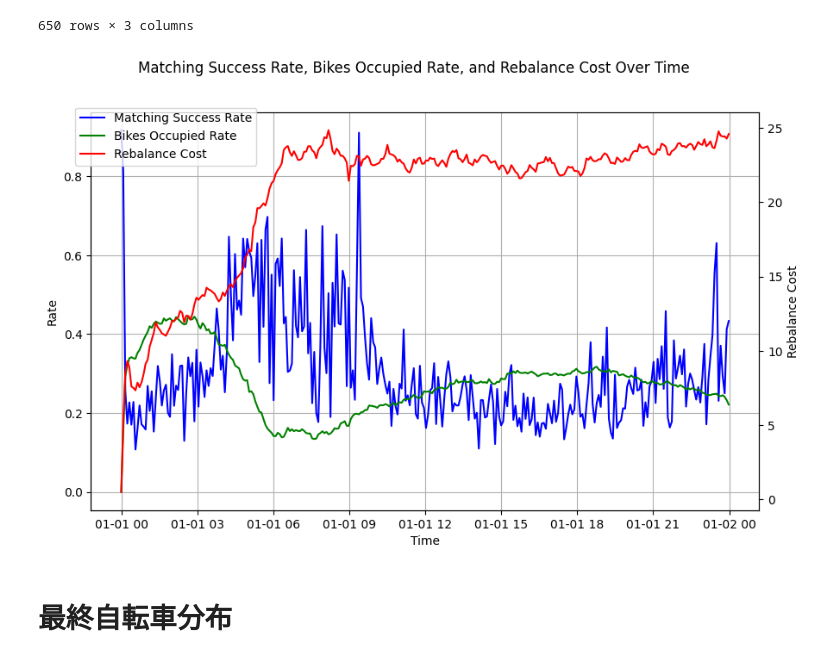
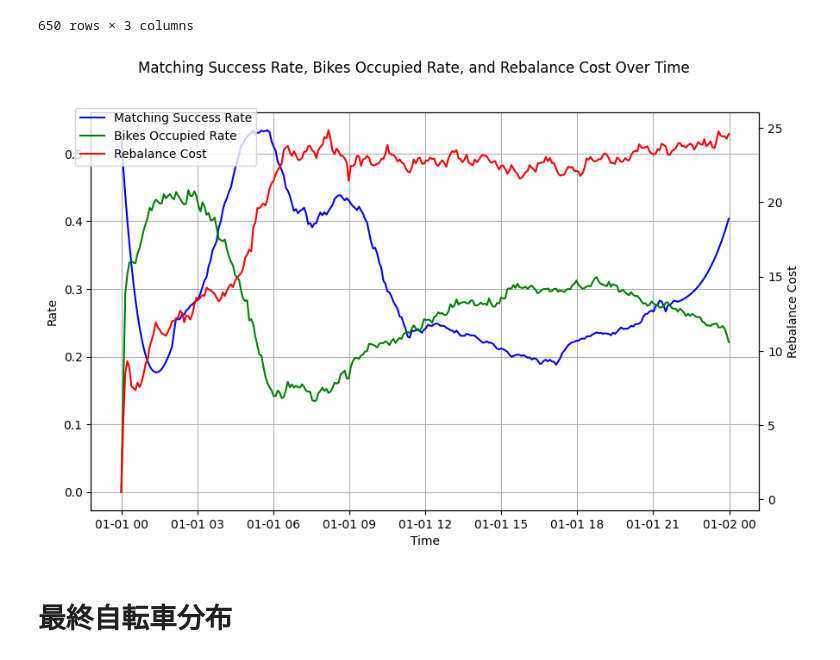
Before and after one commit to Koki-Kazaore/Research, a Jupyter notebook: googleColabEnv/optimizationBasedDispatchModel/optimizationModelWithCupy.ipynb, the cells around one changed output. Saved outputs shown, nothing was run; the diff lists cells and outputs as text; code cells hidden in the pictures.

Commit message:
ローパスフィルタを使用して滑らかにする

```diff
--- a/googleColabEnv/optimizationBasedDispatchModel/optimizationModelWithCupy.ipynb
+++ b/googleColabEnv/optimizationBasedDispatchModel/optimizationModelWithCupy.ipynb
@@ -559,6 +559,8 @@ B
 650 rows × 3 columns
 # %%
 # 自転車の割り当て成功率と占有率とリバランスコストの関係をグラフ化する
+
+from scipy.signal import savgol_filter
 
 # ログデータをデータフレームにコンバートする
 df_time_series = pd.DataFrame(time_series_log_data)
@@ -572,6 +574,8 @@ time_new = np.linspace(time.min(), time.max(), 300)
 # PCHIP補間
 pchip_matching_success_rate = PchipInterpolator(time, df_time_series['matching_success_rate'])
 matching_success_rate_smooth = pchip_matching_success_rate(time_new)
+# 分かりにくいため、ローパスフィルタを使用して滑らかにする
+matching_success_rate_smooth = savgol_filter(matching_success_rate_smooth, window_length=51, polyorder=3)
 
 pchip_bikes_occupied_rate = PchipInterpolator(time, df_time_series['bikes_occupied_rate'])
 bikes_occupied_rate_smooth = pchip_bikes_occupied_rate(time_new)
@@ -579,34 +583,34 @@ bikes_occupied_rate_smooth = pchip_bikes_occupied_rate(time_new)
 pchip_rebalance_cost = PchipInterpolator(time, df_time_series['rebalance_cost'])
 rebalance_cost_smooth = pchip_rebalance_cost(time_new)
 
 # プロット
 fig, ax1 = plt.subplots(figsize=(10, 6))
 
 # 新しい時間データをDateTimeに変換してプロット
 time_new_datetime = pd.to_datetime(time_new * 1e9)
 
 # 左側のY軸に割り当て成功率と自転車の占有率をプロット
 ax1.plot(time_new_datetime, matching_success_rate_smooth, label='Matching Success Rate', color='b')
 ax1.plot(time_new_datetime, bikes_occupied_rate_smooth, label='Bikes Occupied Rate', color='g')
 ax1.set_xlabel('Time')
 ax1.set_ylabel('Rate', color='k')
 ax1.tick_params(axis='y', labelcolor='k')
 
 # 右側のY軸にリバランスコストをプロット
 ax2 = ax1.twinx()
 ax2.plot(time_new_datetime, rebalance_cost_smooth, label='Rebalance Cost', color='r')
 ax2.set_ylabel('Rebalance Cost', color='k')
 ax2.tick_params(axis='y', labelcolor='k')
 
 # グラフのタイトルと凡例の設定
 fig.suptitle('Matching Success Rate, Bikes Occupied Rate, and Rebalance Cost Over Time')
 fig.legend(loc='upper left', bbox_to_anchor=(0.1,0.9))
 
 ax1.grid(True)
 
 plt.show()
 # %% [output]
-[figure, old version]
+[figure, new version]
 # %% [markdown]
 # 最終自転車分布
 # %%
```
Also changed, not shown: 1 other file.
